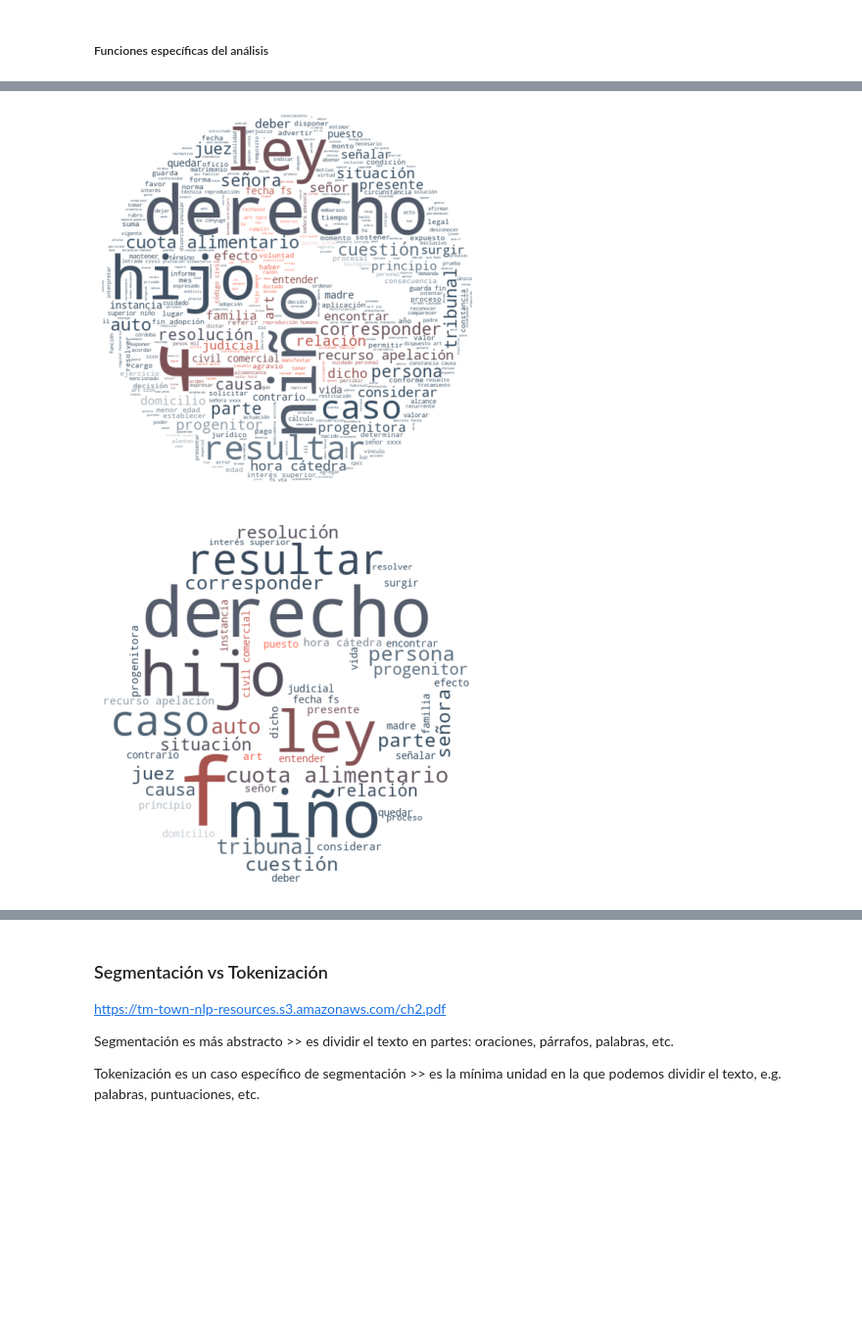
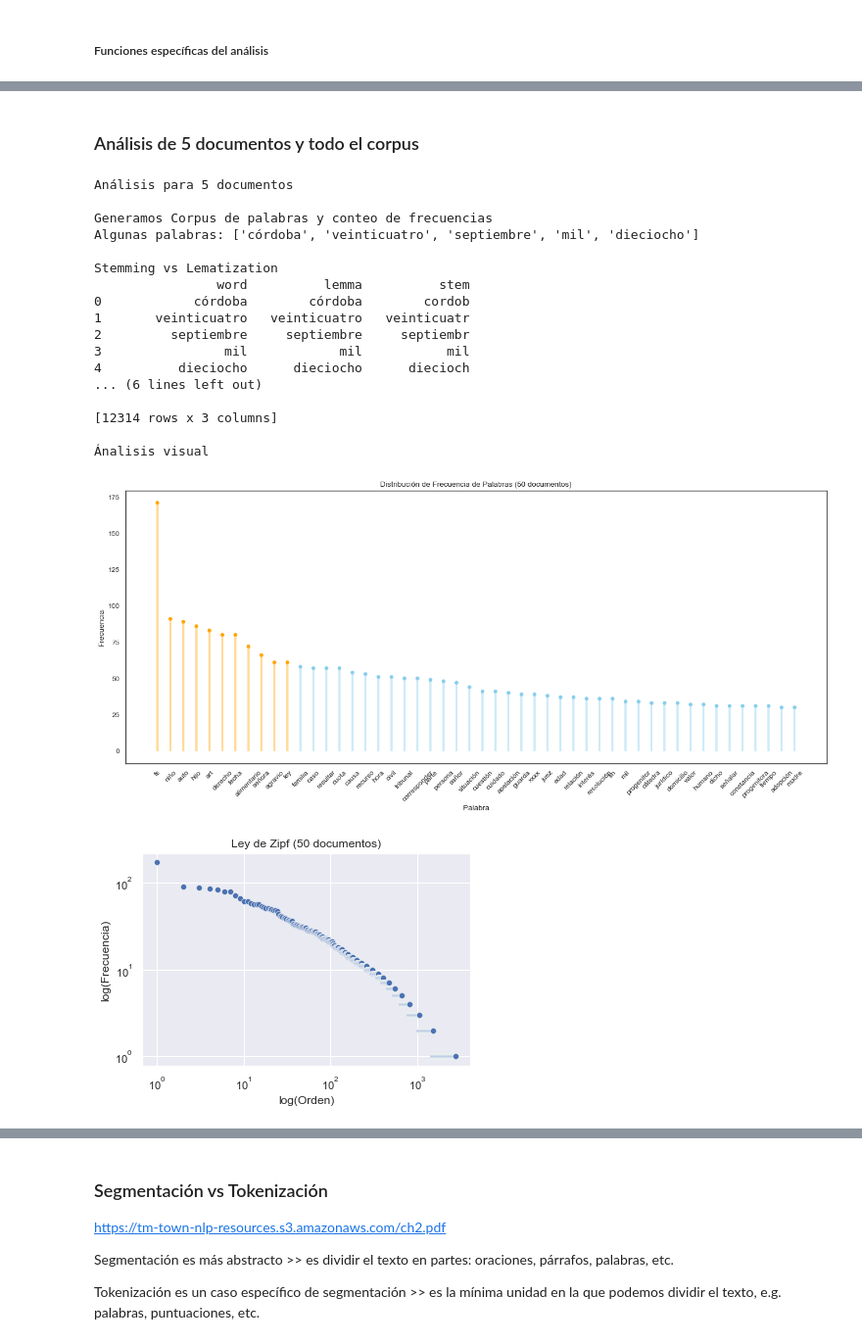
Before and after one commit to adrian-alejandro/Busqueda-y-Recomendacion-para-Textos-Legales-Mentoria-2022, a Jupyter notebook: Practico 2 - Analisis y Curacion de Datos.ipynb, the cells around one changed output, grey strips where cells are left out. Shown at 98% size. Cells and saved outputs as stored; diff of their text form; code cells hidden in the pictures; blank space fills up the shorter version.

Commit message:
agregamos iteración sobre fueros y corpus y revertimos cambios en models

```diff
--- a/Practico 2 - Analisis y Curacion de Datos.ipynb
+++ b/Practico 2 - Analisis y Curacion de Datos.ipynb
@@ -386,9 +372,0 @@ palabras_df
-# %%
-identifier = 'Analizamos frecuencia'
-
-#show_histogram(frecuencia_palabras_df, threshold=1)
-plot_histogram(
-    frecuencia_palabras_df,
-    threshold=50,  # Nos quedamos con las 50 palabras más frecuentes
-    y_low=None,
-    description=identifier)
@@ -401,15 +373,56 @@ show_zipf(frecuencia_palabras_df, description=identifier)
-# %%
-img_name = "legal-icon-png"
-output_name = f"img/{img_name}_wordcloud_practico_2_ALL.png"
-
-generar_wordcloud(img_name, STOPWORDS_ES, palabras, output_name)
-# %% [output]
-[figure, removed]
-# %%
-# n más frecuente
-n = 50
-output_name = f"img/{img_name}_wordcloud_practico_2_n{n}.png"
-
-generar_wordcloud(img_name, STOPWORDS_ES, palabras, output_name, max_words=n)
-# %% [output]
-[figure, removed]
+# %% [markdown]
+### Análisis de 5 documentos y todo el corpus
+# %%
+breakpoints = [5, None] # BREAKPOINT indica hasta cuantos documentos se van a tomar en el análisis (default=5)
+
+for breakpoint in breakpoints:
+
+    n_docs = breakpoint if breakpoint else 'todos'
+
+    print(f"\nAnálisis para {n_docs} documentos\n")
+
+    frecuencia_palabras_df, palabras = generar_corpus(filesDir, breakpoint)
+
+    comparar_stemming_lematization(filesDir, breakpoint)
+
+    print("\nÁnalisis visual\n")
+
+    identifier = f"{n} documentos"
+    plot_histogram(
+        frecuencia_palabras_df,
+        threshold=50,  # Nos quedamos con las 50 palabras más frecuentes (por legibilidad)
+        y_low=None,
+        description=identifier)
+
+    show_zipf(frecuencia_palabras_df, description=identifier)
+
+    img_name = "legal-icon-png"
+    output_name = f"img/{img_name}_wordcloud_practico_2_{n_docs}.png"
+
+    generar_wordcloud(img_name, STOPWORDS_ES, palabras, output_name)
+
+    # n más frecuente
+    n = 50
+    output_name = f"img/{img_name}_wordcloud_practico_2_n{n}.png"
+
+    generar_wordcloud(img_name, STOPWORDS_ES, palabras, output_name, max_words=n)
+# %% [output]
+Análisis para 5 documentos
+
+Generamos Corpus de palabras y conteo de frecuencias
+Algunas palabras: ['córdoba', 'veinticuatro', 'septiembre', 'mil', 'dieciocho']
+
+Stemming vs Lematization
+                word          lemma          stem
+0            córdoba        córdoba        cordob
+1       veinticuatro   veinticuatro   veinticuatr
+2         septiembre     septiembre     septiembr
+3                mil            mil           mil
+4          dieciocho      dieciocho      diecioch
+... (6 lines left out)
+
+[12314 rows x 3 columns]
+
+Ánalisis visual
+[figure, added]
+[figure, added]
```
Also changed, not shown: parts of 16 cells of this notebook, 8 other files.
